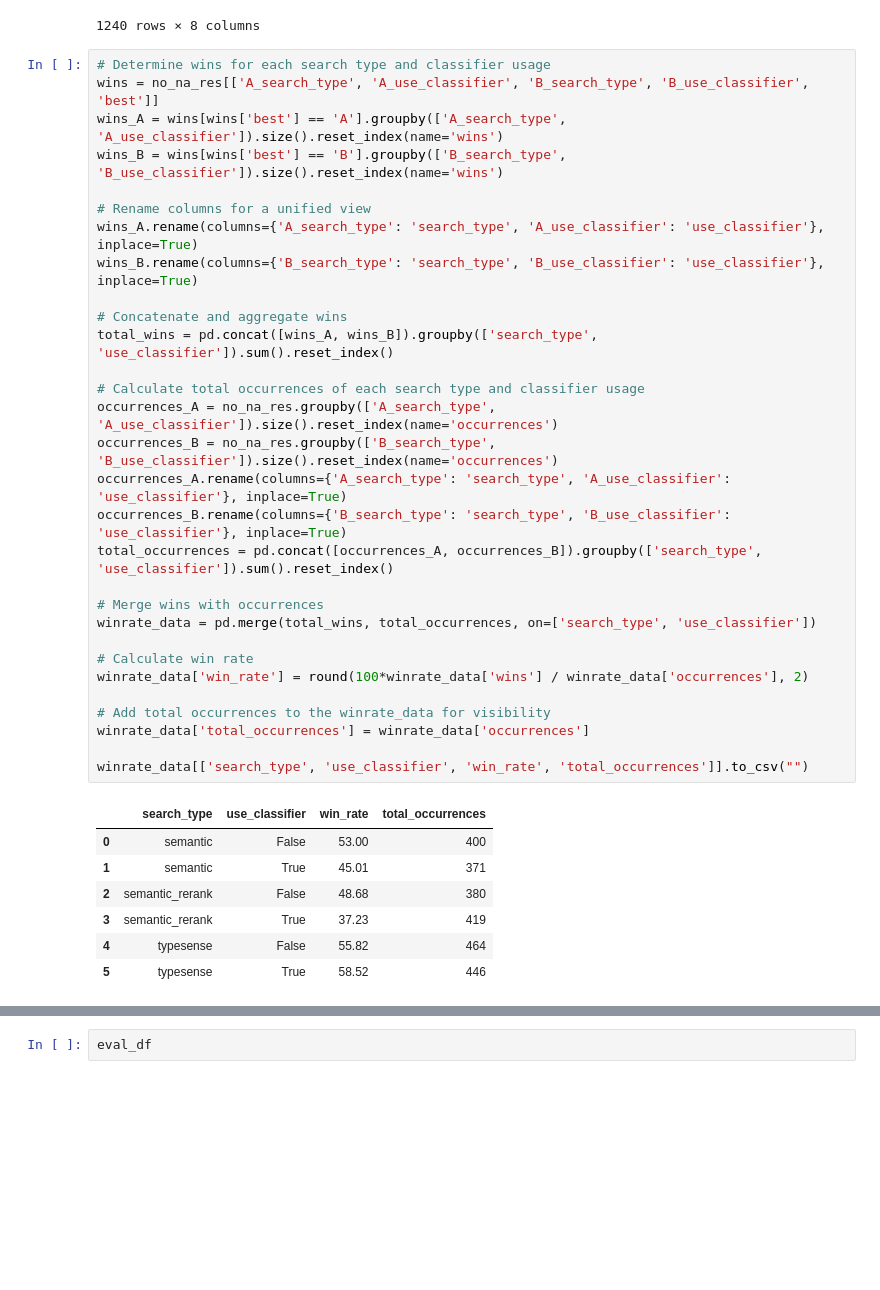
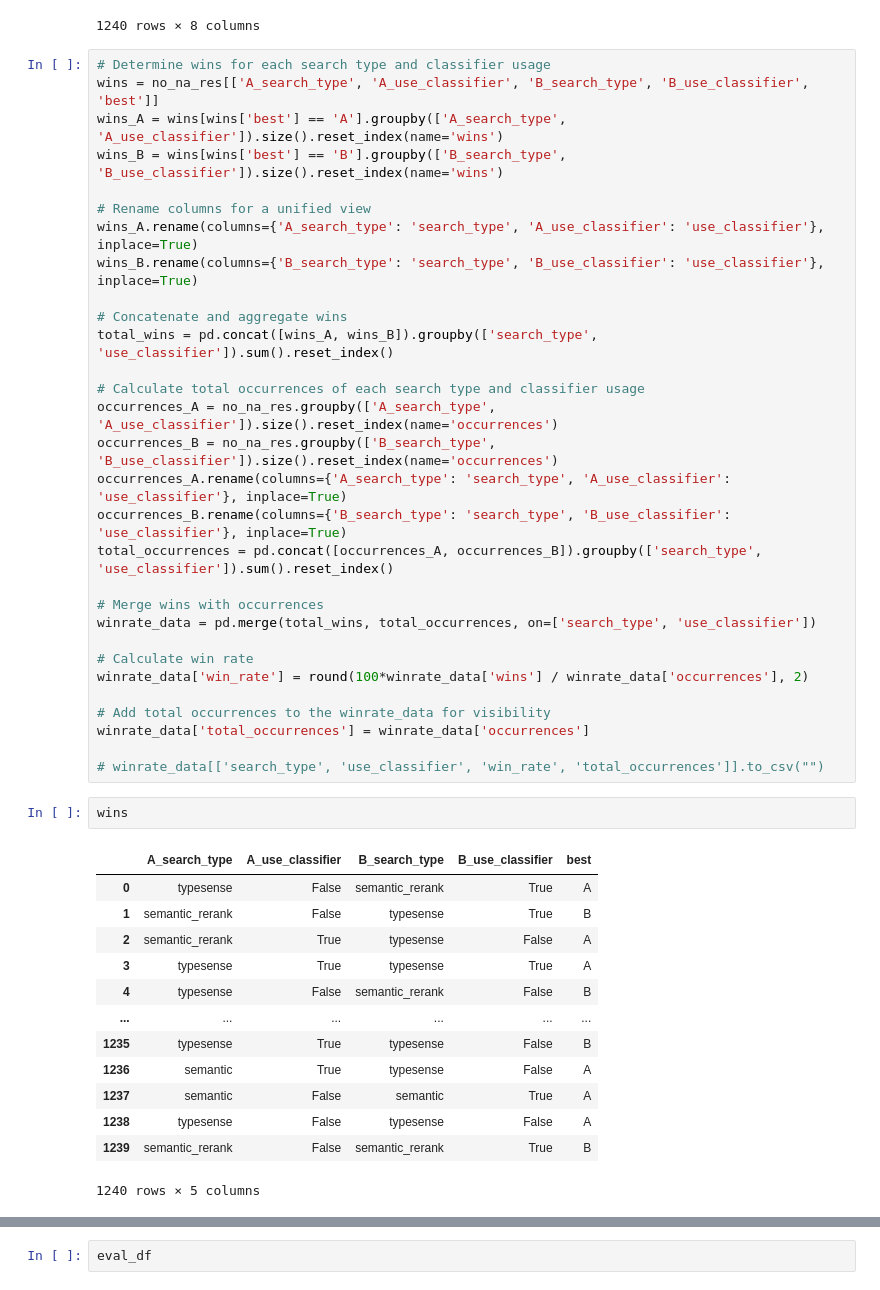
Before and after one commit to msaad02/honors-thesis, a Jupyter notebook: evaluate/rag/dev.ipynb, the cells around one changed output, grey strips where cells are left out. Drawn from its saved outputs; the diff is of its cells as text; blank space fills up the shorter version.

```diff
--- a/evaluate/rag/dev.ipynb
+++ b/evaluate/rag/dev.ipynb
@@ -532,12 +663,20 @@ winrate_data['win_rate'] = round(100*winrate_data['wins'] / winrate_data['occurr
 # Add total occurrences to the winrate_data for visibility
 winrate_data['total_occurrences'] = winrate_data['occurrences']
 
-winrate_data[['search_type', 'use_classifier', 'win_rate', 'total_occurrences']].to_csv("")
+# winrate_data[['search_type', 'use_classifier', 'win_rate', 'total_occurrences']].to_csv("")
-# %% [output]
-|  | search_type | use_classifier | win_rate | total_occurrences |
-| 0 | semantic | False | 53.00 | 400 |
-| 1 | semantic | True | 45.01 | 371 |
-| 2 | semantic_rerank | False | 48.68 | 380 |
-| 3 | semantic_rerank | True | 37.23 | 419 |
-| 4 | typesense | False | 55.82 | 464 |
-| 5 | typesense | True | 58.52 | 446 |
+# %%
+wins
+# %% [output]
+|  | A_search_type | A_use_classifier | B_search_type | B_use_classifier | best |
+| 0 | typesense | False | semantic_rerank | True | A |
+| 1 | semantic_rerank | False | typesense | True | B |
+| 2 | semantic_rerank | True | typesense | False | A |
+| 3 | typesense | True | typesense | True | A |
+| 4 | typesense | False | semantic_rerank | False | B |
+| ... | ... | ... | ... | ... | ... |
+| 1235 | typesense | True | typesense | False | B |
+| 1236 | semantic | True | typesense | False | A |
+| 1237 | semantic | False | semantic | True | A |
+| 1238 | typesense | False | typesense | False | A |
+| 1239 | semantic_rerank | False | semantic_rerank | True | B |
+1240 rows × 5 columns
```
Also changed, not shown: parts of 20 cells of this notebook, 10 other files.
